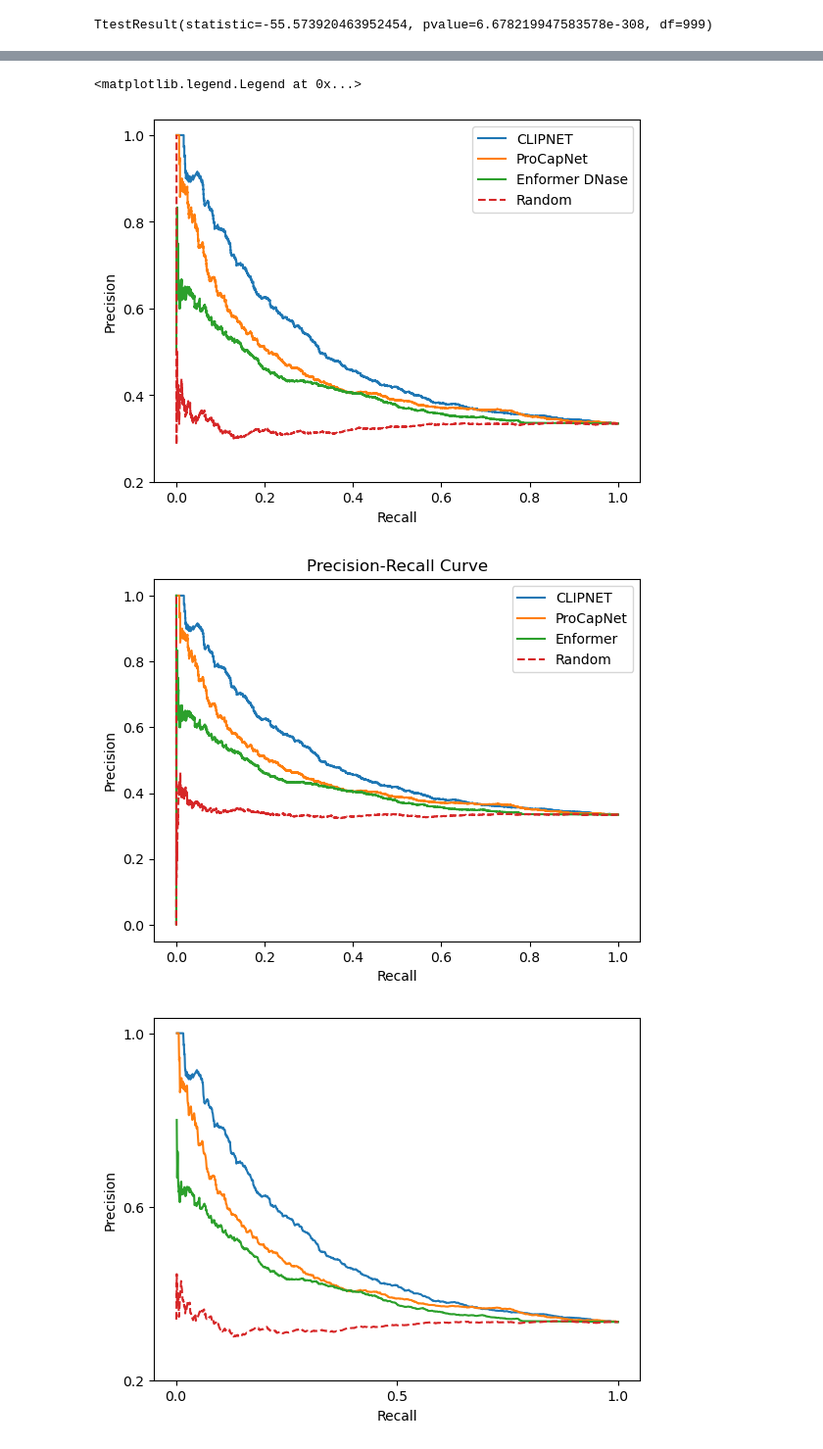
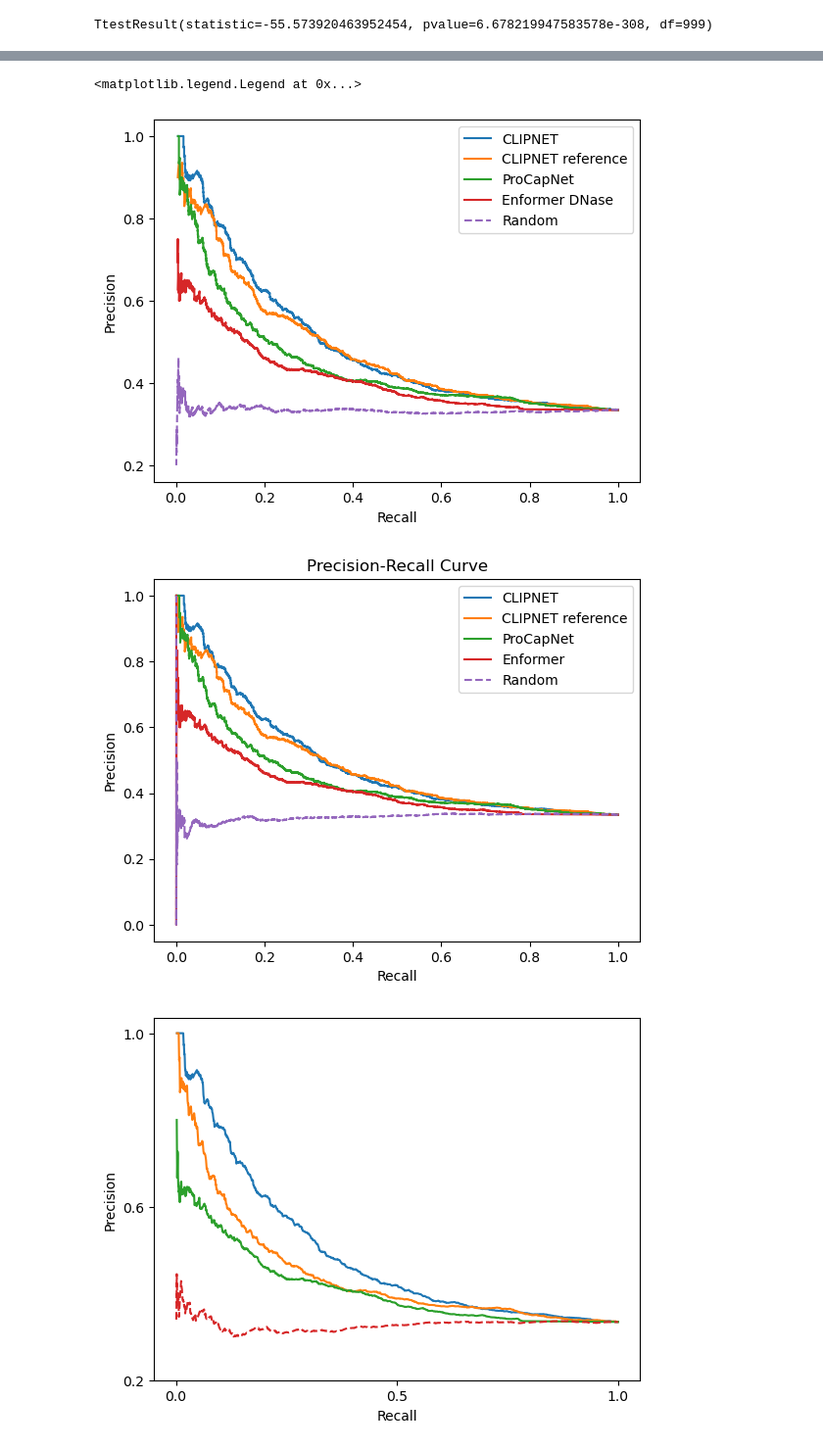
Before and after one commit to Danko-Lab/clipnet_k562, a Jupyter notebook: siraj_mpra/emvar_prediction_all_evals.ipynb, the cells around one changed output, grey strips where cells are left out. Shown: that part at 98% size. Drawn from its saved outputs; the diff is of its cells as text; code cells hidden in the pictures.

Commit message:
updated images

```diff
--- a/siraj_mpra/emvar_prediction_all_evals.ipynb
+++ b/siraj_mpra/emvar_prediction_all_evals.ipynb
@@ -175,47 +175,51 @@ Text(0.5, 0, 'CLIPNET - ProCapNet Average Precision')
 # %%
 # Compute precision and recall
 precision, recall, _ = precision_recall_curve(data.emVar_K562, data.log2fc_clipnet_ensemble ** 2)
+precision1, recall1, _ = precision_recall_curve(data.emVar_K562, data.log2fc_clipnet_reference_ensemble ** 2)
 precision2, recall2, _ = precision_recall_curve(data.emVar_K562, data.log2fc_procapnet_ensemble ** 2)
 precision3, recall3, _ = precision_recall_curve(data.emVar_K562, data.enformer_4 ** 2)
 #precision4, recall4, _ = precision_recall_curve(data.emVar_K562, data.enformer_8 ** 2)
 rand_precision, rand_recall, _ = precision_recall_curve(data.emVar_K562, np.random.uniform(0, 1, len(data)))
 
-trim = 2
+trim = 10
 # Plot Precision-Recall Curve
 plt.plot(recall[:-trim], precision[:-trim])
+plt.plot(recall1[:-trim], precision1[:-trim])
 plt.plot(recall2[:-trim], precision2[:-trim])
 plt.plot(recall3[:-trim], precision3[:-trim])
 #plt.plot(recall4[:-trim], precision4[:-trim])
 plt.plot(rand_recall[:-trim], rand_precision[:-trim], linestyle='--')
 plt.xlabel('Recall')
 plt.ylabel('Precision')
 plt.yticks(np.arange(0.2, 1.01, 0.2))
 
 #plt.title('Precision-Recall Curve')
-plt.legend(["CLIPNET", "ProCapNet", "Enformer DNase", "Random"])
+plt.legend(["CLIPNET", "CLIPNET reference", "ProCapNet", "Enformer DNase", "Random"])
 #plt.savefig("emVar_prc.pdf")
 # %% [output]
 <matplotlib.legend.Legend at 0x...>
-[figure, old version]
+[figure, new version]
 # %%
 # Compute precision and recall
 precision, recall, _ = precision_recall_curve(data.emVar_K562, data.log2fc_clipnet_ensemble ** 2)
+precision1, recall1, _ = precision_recall_curve(data.emVar_K562, data.log2fc_clipnet_reference_ensemble ** 2)
 precision2, recall2, _ = precision_recall_curve(data.emVar_K562, data.log2fc_procapnet_ensemble ** 2)
 precision3, recall3, _ = precision_recall_curve(data.emVar_K562, data.enformer_4 ** 2)
 rand_precision, rand_recall, _ = precision_recall_curve(data.emVar_K562, np.random.uniform(0, 1, len(data)))
 
 # Plot Precision-Recall Curve
 plt.plot(recall, precision)
+plt.plot(recall1, precision1)
 plt.plot(recall2, precision2)
 plt.plot(recall3, precision3)
 plt.plot(rand_recall, rand_precision, linestyle='--')
 plt.xlabel('Recall')
 plt.ylabel('Precision')
 plt.title('Precision-Recall Curve')
-plt.legend(["CLIPNET", "ProCapNet", "Enformer", "Random"])
+plt.legend(["CLIPNET", "CLIPNET reference", "ProCapNet", "Enformer", "Random"])
 plt.show()
 # %% [output]
-[figure, old version]
+[figure, new version]
 # %%
 trim = 5
 # Plot Precision-Recall Curve
```
Also changed, not shown: parts of 1 cell of this notebook, 7 other files.
